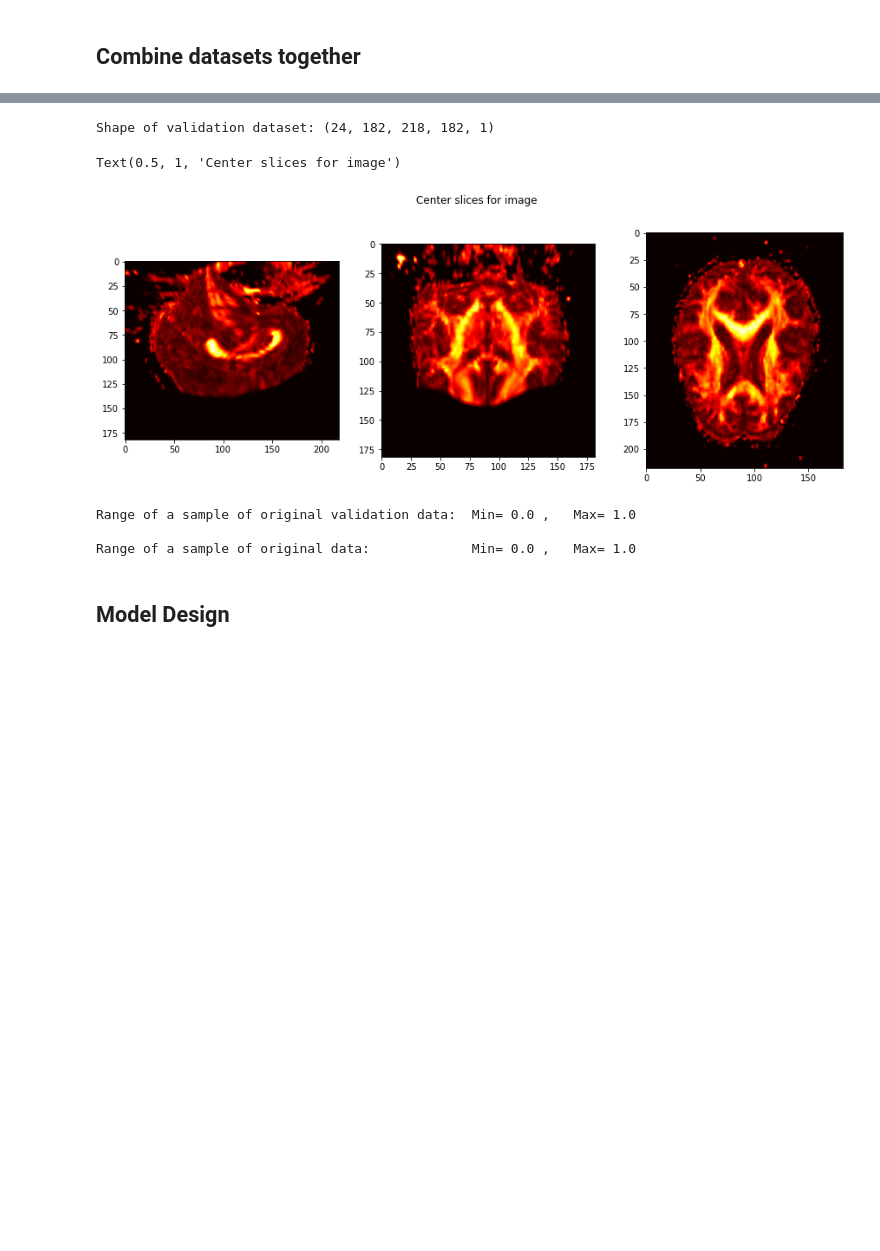
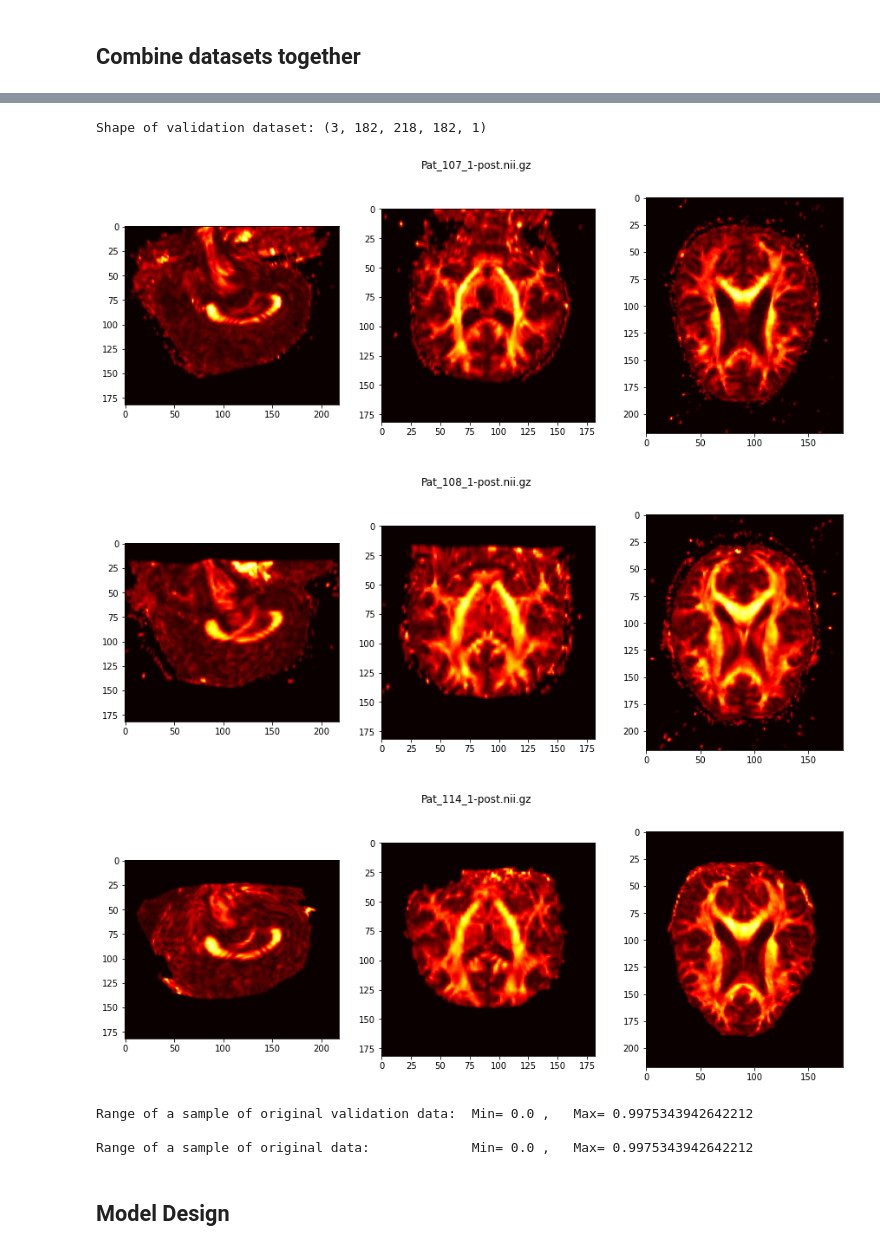
Before and after one commit to Hadi2468/DTI_Clustering, a Jupyter notebook: 3D_CAE.ipynb, the cells around one changed output, grey strips where cells are left out. Drawn from its saved outputs; the diff is of its cells as text; code cells hidden in the pictures; blank space fills up the shorter version.

```diff
--- a/3D_CAE.ipynb
+++ b/3D_CAE.ipynb
@@ -111,6 +147,10 @@ Range of a sample of original data:             Min= 0.0 ,   Max= 0.988229811191
 # %%
-## Combine all validation dateset together
+## Combine all Validation dateset together
+
 data_combined = np.zeros((1, 182, 218, 182, 1))
+
+sample_val = sample_val_subset            # To test in CPU based computer
+
 for sample in sample_val:
 #     print(sample)
     img = nib.load(sample)
@@ -121,31 +161,38 @@ for sample in sample_val:
 data_combined = np.delete(data_combined, 0, axis=0)
 print("Shape of validation dataset:", data_combined.shape)
 valid_data = data_combined
-
-for m in range(data_combined.shape[0]):
-    slice_0 = data_combined[m, 91, :, :, 0]
-    slice_1 = data_combined[m, :, 109, :, 0]
-    slice_2 = data_combined[m, :, :, 91, 0]
-show_slices([slice_0, slice_1, slice_2])
-plt.suptitle("Center slices for image", x=0.5, y=1)
 # %% [output]
-Shape of validation dataset: (24, 182, 218, 182, 1)
+Shape of validation dataset: (3, 182, 218, 182, 1)
-Text(0.5, 1, 'Center slices for image')
-[figure, removed]
+# %%
+## Showing one or all Validation samples in three dimension (one middle slice per each dimension)
+
+for m in range(data_combined.shape[0]):
+    slice_0 = data_combined[m, 91, :, :, 0]
+    slice_1 = data_combined[m, :, 109, :, 0]
+    slice_2 = data_combined[m, :, :, 91, 0]
+    show_slices([slice_0, slice_1, slice_2])
+    plt.suptitle(sample_val[m], x=0.5, y=1)
+# %% [output]
+[figure, added]
+[figure, added]
+[figure, added]
 # %%
-## Rescale valid_data into [0:1]
-print("Range of a sample of original validation data:\tMin=", np.min(valid_data[10, :, :, :, 0]), ",   Max=", np.max(valid_data[10, :, :, :, 0]), "\n")
+## Rescale Validation dataset into [0:1]
+
+sample_spec = 2      # A specific sample to show the min and max of that
+
+print("Range of a sample of original validation data:\tMin=", np.min(valid_data[sample_spec, :, :, :, 0]), ",   Max=", np.max(valid_data[sample_spec, :, :, :, 0]), "\n")
 for m in range(valid_data.shape[0]):
     for x in range(valid_data.shape[1]):
         for y in range(valid_data.shape[2]):
             for z in range(valid_data.shape[3]):
                 if valid_data[m,x,y,z] <= 0: valid_data[m,x,y,z] = 0
                 if valid_data[m,x,y,z] > 1: valid_data[m,x,y,z] = 1
-print("Range of a sample of original data:\t\tMin=", np.min(valid_data[10, :, :, :, 0]), ",   Max=", np.max(valid_data[10, :, :, :, 0]), "\n")
+print("Range of a sample of original data:\t\tMin=", np.min(valid_data[sample_spec, :, :, :, 0]), ",   Max=", np.max(valid_data[sample_spec, :, :, :, 0]), "\n")
 # %% [output]
-Range of a sample of original validation data:  Min= 0.0 ,   Max= 1.0
+Range of a sample of original validation data:  Min= 0.0 ,   Max= 0.9975343942642212
 
-Range of a sample of original data:             Min= 0.0 ,   Max= 1.0
+Range of a sample of original data:             Min= 0.0 ,   Max= 0.9975343942642212
 # %% [markdown]
 ## Model Design
 # %%
```
Also changed, not shown: parts of 12 cells of this notebook, 10 other files.
